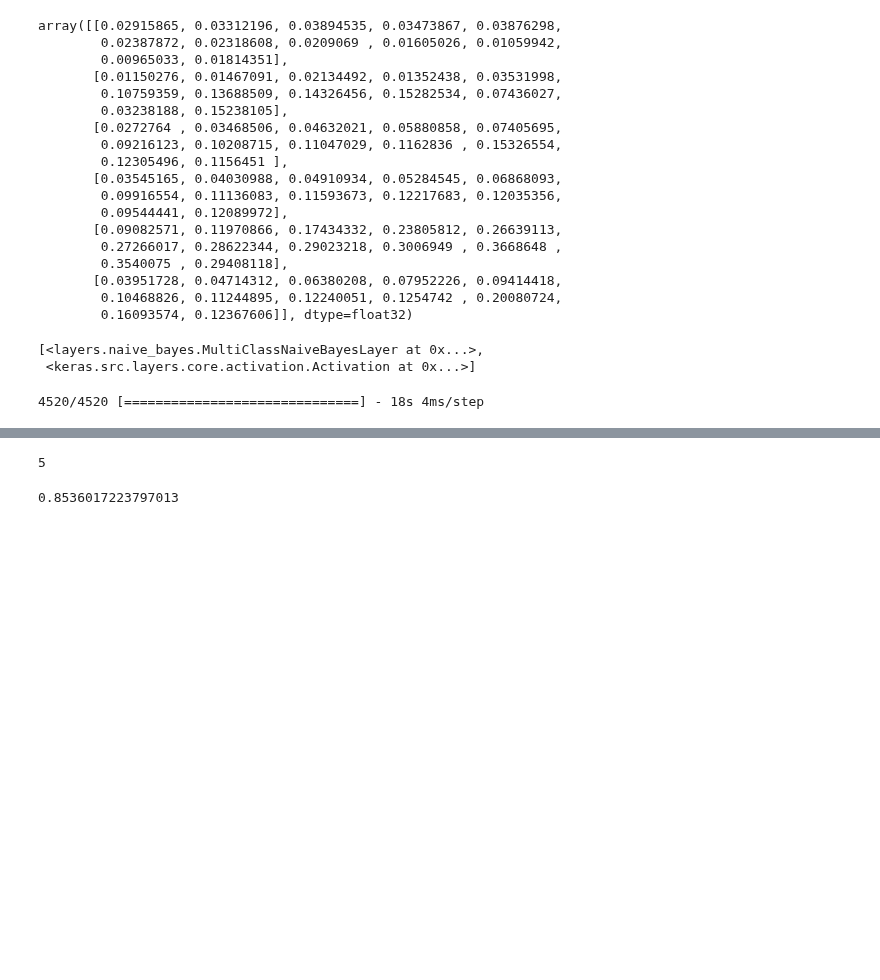
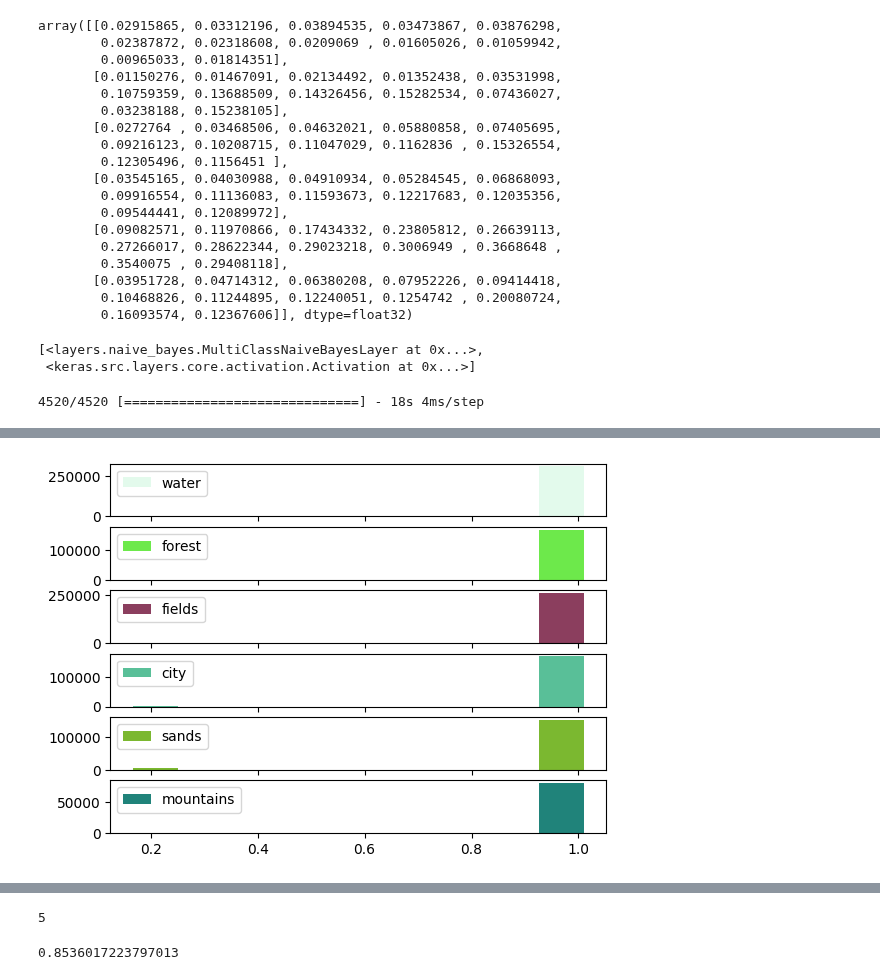
Before and after one commit to angpysha/Satellite_Imagery_Analysis, a Jupyter notebook: Classification/dataset_6_keras.ipynb, the cells around one changed output, grey strips where cells are left out. Cells and saved outputs as stored; diff of their text form; code cells hidden in the pictures; blank space fills up the shorter version.

```diff
--- a/Classification/dataset_6_keras.ipynb
+++ b/Classification/dataset_6_keras.ipynb
@@ -682,0 +772,4 @@ nb_pred_res = model_new_gnb.predict(x_tttt, batch_size=2048)
+# %%
+dataset_tool.graph_utils.createHistGraph(nb_pred_res_core, categories_map)
+# %% [output]
+[figure, added]
```
Also changed, not shown: parts of 38 cells of this notebook.
